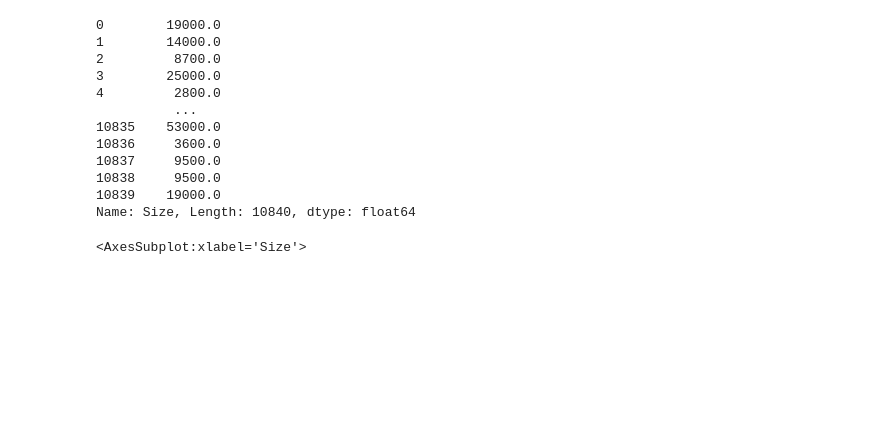
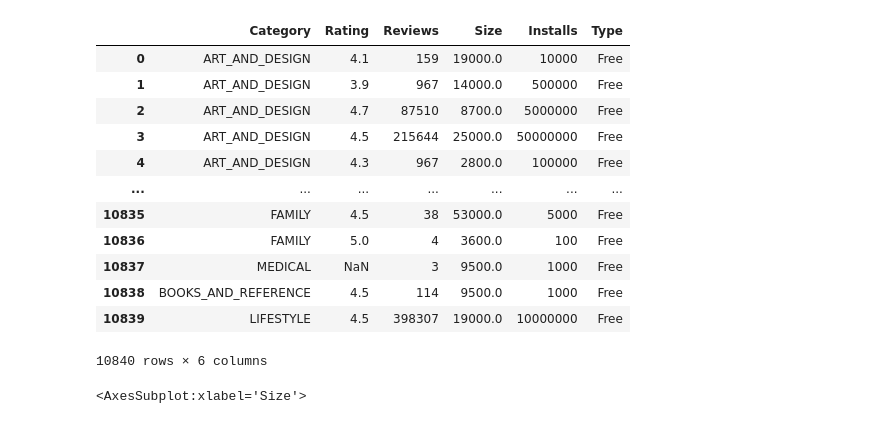
Before and after one commit to Mischomei/GooglePlay, a Jupyter notebook: googleplaystoretest.ipynb, the cells around one changed output. Saved outputs shown, nothing was run; the diff lists cells and outputs as text; code cells hidden in the pictures; blank space fills up the shorter version.

Commit message:
Preprocessing class start

```diff
--- a/googleplaystoretest.ipynb
+++ b/googleplaystoretest.ipynb
@@ -11,7 +11,3 @@ def getinstalls(x):
     print(out)
     print()
     return out
-
-data = data.drop(["App", "Current Ver", "Last Updated", "Android Ver", "Price", "Content Rating", "Genres"], axis=1)
-#data["Installs"] = data["Installs"].apply(getinstalls)
-#data["Installs"] = pd.to_numeric(data["Installs"])
@@ -47,27 +14,52 @@ data
-# %%
-def sizefunc(size):
-    if 'M' in size:
-        return(float(size[:-1])*1000)
-    elif 'k' == size[-1:]:
-        return(float(size[:-1]))
-    else:
-        return None
-
-data["Size"] = data["Size"].map(sizefunc)
-data.Size.fillna(method = 'ffill', inplace = True)
-data["Size"]
-# %% [output]
-0        19000.0
-1        14000.0
-2         8700.0
-3        25000.0
-4         2800.0
-          ...
-10835    53000.0
-10836     3600.0
-10837     9500.0
-10838     9500.0
-10839    19000.0
-Name: Size, Length: 10840, dtype: float64
+# %%
+class Preprocessing():
+    def __init__(self, data):
+        self.data = data
+
+    def dropjunk(self):
+        data = self.data.drop(["App", "Current Ver", "Last Updated", "Android Ver", "Price", "Content Rating", "Genres"], axis=1)
+
+
+    def getinstalls(self):
+        self.data["Installs"] = self.data["Installs"].apply(lambda a: "".join(re.findall(r".*[^+]", a)[0].split(",")))
+        self.data["Installs"] = pd.to_numeric(self.data["Installs"])
+
+
+    def sizefunc(self):
+        self.data["Size"] = self.data["Size"].apply(lambda size: float(size[:-1])*1000 if 'M' in size else (float(size[:-1]) if 'k' in size else None))
+        self.data.Size.fillna(method = 'ffill', inplace = True)
+
+    def outlayers(self, field):
+        distance = 1.5 * (np.percentile(self.data[field], 75) - np.percentile(self.data[field], 25))
+        self.data.drop(self.data[self.data[field] > distance + np.percentile(self.data[field], 75)].index, inplace=True)
+        self.data.drop(self.data[self.data[field] < np.percentile(self.data[field], 25) - distance].index, inplace=True)
+
+    def pricer(self):
+        self.data["Type"] = self.data["Type"].map(lambda price: 0 if price=="Free" else 1)
+
+    def cleaner(self):
+        pass
+
+    def logout(self, field):
+        pass
+
+preproc = Preprocessing(data)
+preproc.getinstalls()
+preproc.sizefunc()
+data
+# %% [output]
+|  | Category | Rating | Reviews | Size | Installs | Type |
+| 0 | ART_AND_DESIGN | 4.1 | 159 | 19000.0 | 10000 | Free |
+| 1 | ART_AND_DESIGN | 3.9 | 967 | 14000.0 | 500000 | Free |
+| 2 | ART_AND_DESIGN | 4.7 | 87510 | 8700.0 | 5000000 | Free |
+| 3 | ART_AND_DESIGN | 4.5 | 215644 | 25000.0 | 50000000 | Free |
+| 4 | ART_AND_DESIGN | 4.3 | 967 | 2800.0 | 100000 | Free |
+| ... | ... | ... | ... | ... | ... | ... |
+| 10835 | FAMILY | 4.5 | 38 | 53000.0 | 5000 | Free |
+| 10836 | FAMILY | 5.0 | 4 | 3600.0 | 100 | Free |
+| 10837 | MEDICAL | NaN | 3 | 9500.0 | 1000 | Free |
+| 10838 | BOOKS_AND_REFERENCE | 4.5 | 114 | 9500.0 | 1000 | Free |
+| 10839 | LIFESTYLE | 4.5 | 398307 | 19000.0 | 10000000 | Free |
+10840 rows × 6 columns
 # %%
 data1 = data.copy()
```
Also changed, not shown: parts of 18 cells of this notebook.
